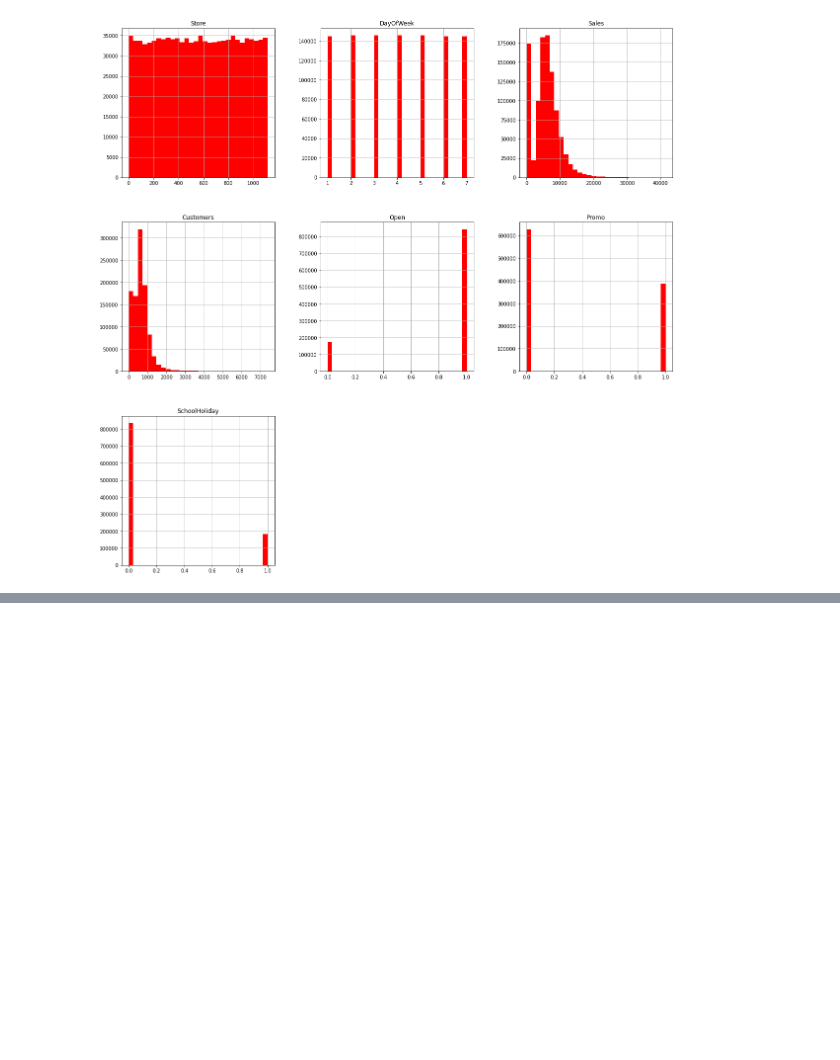
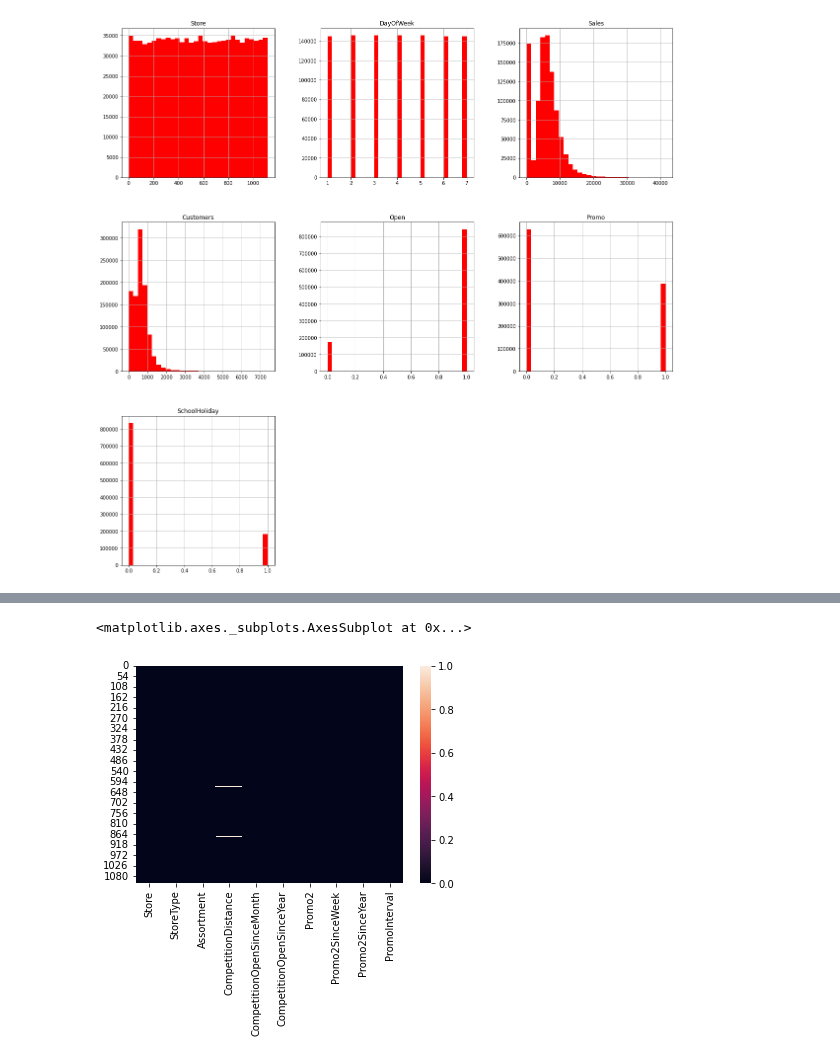
Before and after one commit to Brandao20vtr/projetos, a Jupyter notebook: Analise_Exploratoria_Vendas.ipynb, the cells around one changed output, grey strips where cells are left out. Drawn from its saved outputs; the diff is of its cells as text; code cells hidden in the pictures; blank space fills up the shorter version.

```diff
--- a/Analise_Exploratoria_Vendas.ipynb
+++ b/Analise_Exploratoria_Vendas.ipynb
@@ -209,0 +365,17 @@ array([[<matplotlib.axes._subplots.AxesSubplot object at 0x...>,
+# %%
+# Selecionando as colunas a serem preenchidas
+str_cols = ['Promo2SinceWeek', 'Promo2SinceYear', 'PromoInterval',
+            'CompetitionOpenSinceYear', 'CompetitionOpenSinceMonth']
+
+# Vai preencher com (0) onde for nulo
+for str in str_cols:
+  store_info_df[str].fillna(0, inplace=True)
+# %%
+# Agora não temos os valores nulos das colunas que preenchemos
+sns.heatmap(store_info_df.isnull())
+
+# Para 'CompetitionDistance' podemos preencher os valores que estão
+# faltando utilizando a mádia
+# %% [output]
+<matplotlib.axes._subplots.AxesSubplot at 0x...>
+[figure, added]
```
Also changed, not shown: parts of 19 cells of this notebook.
